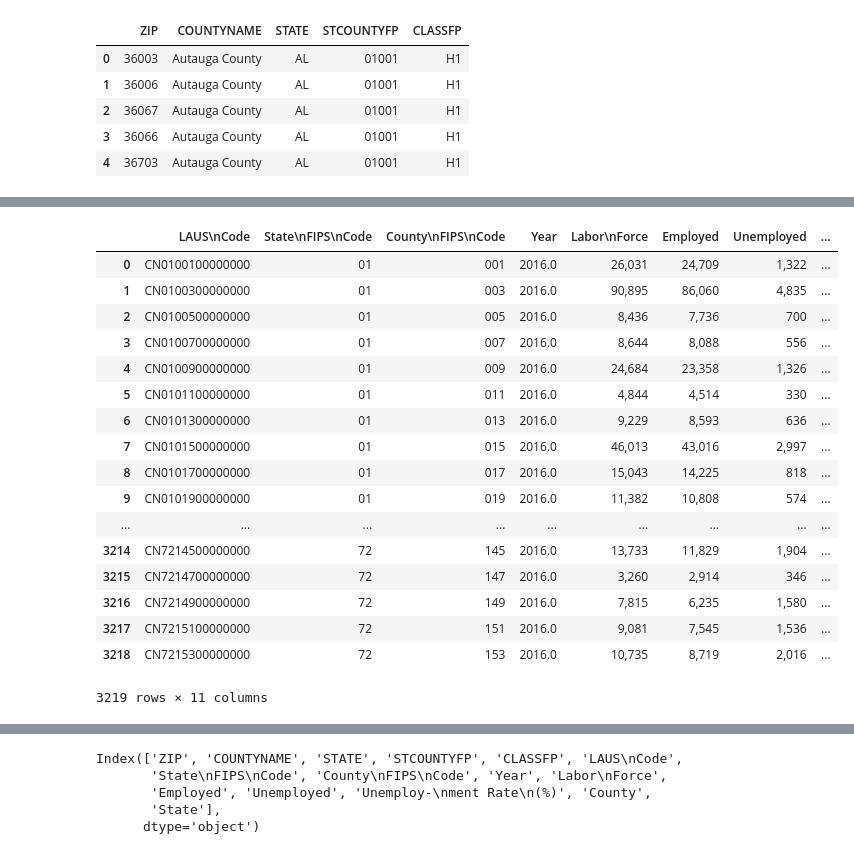
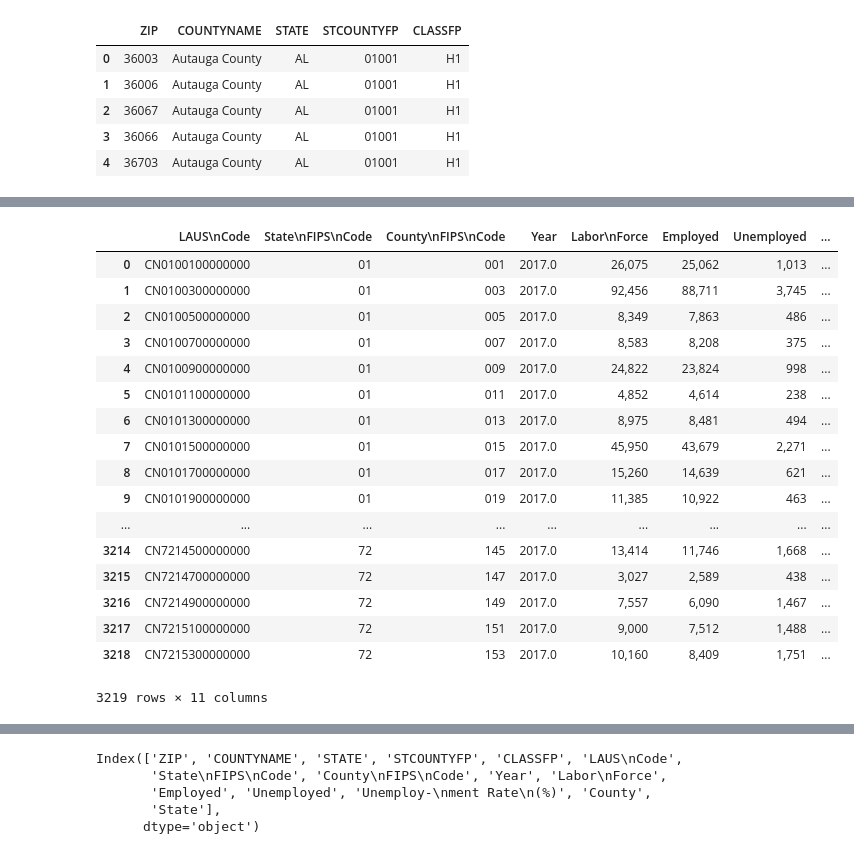
Before and after one commit to isa-adl/ZillowRent_capstone, a Jupyter notebook: BasicEDA_IA.ipynb, the cells around one changed output, grey strips where cells are left out. Drawn from its saved outputs; the diff is of its cells as text; code cells hidden in the pictures.

```diff
--- a/BasicEDA_IA.ipynb
+++ b/BasicEDA_IA.ipynb
@@ -729,23 +730,23 @@ laborforce.head()
 # %%
-laborforce[laborforce.Year == 2016.0]
+laborforce[laborforce.Year == 2017.0]
 # %% [output]
 |  | LAUS\nCode | State\nFIPS\nCode | County\nFIPS\nCode | Year | Labor\nForce | Employed | Unemployed | ... |
-| 0 | CN0100100000000 | 01 | 001 | 2016.0 | 26,031 | 24,709 | 1,322 | ... |
-| 1 | CN0100300000000 | 01 | 003 | 2016.0 | 90,895 | 86,060 | 4,835 | ... |
-| 2 | CN0100500000000 | 01 | 005 | 2016.0 | 8,436 | 7,736 | 700 | ... |
-| 3 | CN0100700000000 | 01 | 007 | 2016.0 | 8,644 | 8,088 | 556 | ... |
-| 4 | CN0100900000000 | 01 | 009 | 2016.0 | 24,684 | 23,358 | 1,326 | ... |
-| 5 | CN0101100000000 | 01 | 011 | 2016.0 | 4,844 | 4,514 | 330 | ... |
-| 6 | CN0101300000000 | 01 | 013 | 2016.0 | 9,229 | 8,593 | 636 | ... |
-| 7 | CN0101500000000 | 01 | 015 | 2016.0 | 46,013 | 43,016 | 2,997 | ... |
-| 8 | CN0101700000000 | 01 | 017 | 2016.0 | 15,043 | 14,225 | 818 | ... |
-| 9 | CN0101900000000 | 01 | 019 | 2016.0 | 11,382 | 10,808 | 574 | ... |
+| 0 | CN0100100000000 | 01 | 001 | 2017.0 | 26,075 | 25,062 | 1,013 | ... |
+| 1 | CN0100300000000 | 01 | 003 | 2017.0 | 92,456 | 88,711 | 3,745 | ... |
+| 2 | CN0100500000000 | 01 | 005 | 2017.0 | 8,349 | 7,863 | 486 | ... |
+| 3 | CN0100700000000 | 01 | 007 | 2017.0 | 8,583 | 8,208 | 375 | ... |
+| 4 | CN0100900000000 | 01 | 009 | 2017.0 | 24,822 | 23,824 | 998 | ... |
+| 5 | CN0101100000000 | 01 | 011 | 2017.0 | 4,852 | 4,614 | 238 | ... |
+| 6 | CN0101300000000 | 01 | 013 | 2017.0 | 8,975 | 8,481 | 494 | ... |
+| 7 | CN0101500000000 | 01 | 015 | 2017.0 | 45,950 | 43,679 | 2,271 | ... |
+| 8 | CN0101700000000 | 01 | 017 | 2017.0 | 15,260 | 14,639 | 621 | ... |
+| 9 | CN0101900000000 | 01 | 019 | 2017.0 | 11,385 | 10,922 | 463 | ... |
 | ... | ... | ... | ... | ... | ... | ... | ... | ... |
-| 3214 | CN7214500000000 | 72 | 145 | 2016.0 | 13,733 | 11,829 | 1,904 | ... |
-| 3215 | CN7214700000000 | 72 | 147 | 2016.0 | 3,260 | 2,914 | 346 | ... |
-| 3216 | CN7214900000000 | 72 | 149 | 2016.0 | 7,815 | 6,235 | 1,580 | ... |
-| 3217 | CN7215100000000 | 72 | 151 | 2016.0 | 9,081 | 7,545 | 1,536 | ... |
-| 3218 | CN7215300000000 | 72 | 153 | 2016.0 | 10,735 | 8,719 | 2,016 | ... |
+| 3214 | CN7214500000000 | 72 | 145 | 2017.0 | 13,414 | 11,746 | 1,668 | ... |
+| 3215 | CN7214700000000 | 72 | 147 | 2017.0 | 3,027 | 2,589 | 438 | ... |
+| 3216 | CN7214900000000 | 72 | 149 | 2017.0 | 7,557 | 6,090 | 1,467 | ... |
+| 3217 | CN7215100000000 | 72 | 151 | 2017.0 | 9,000 | 7,512 | 1,488 | ... |
+| 3218 | CN7215300000000 | 72 | 153 | 2017.0 | 10,160 | 8,409 | 1,751 | ... |
 3219 rows × 11 columns
 # %%
 #Merge
```
Also changed, not shown: parts of 16 cells of this notebook, 1 other file.
